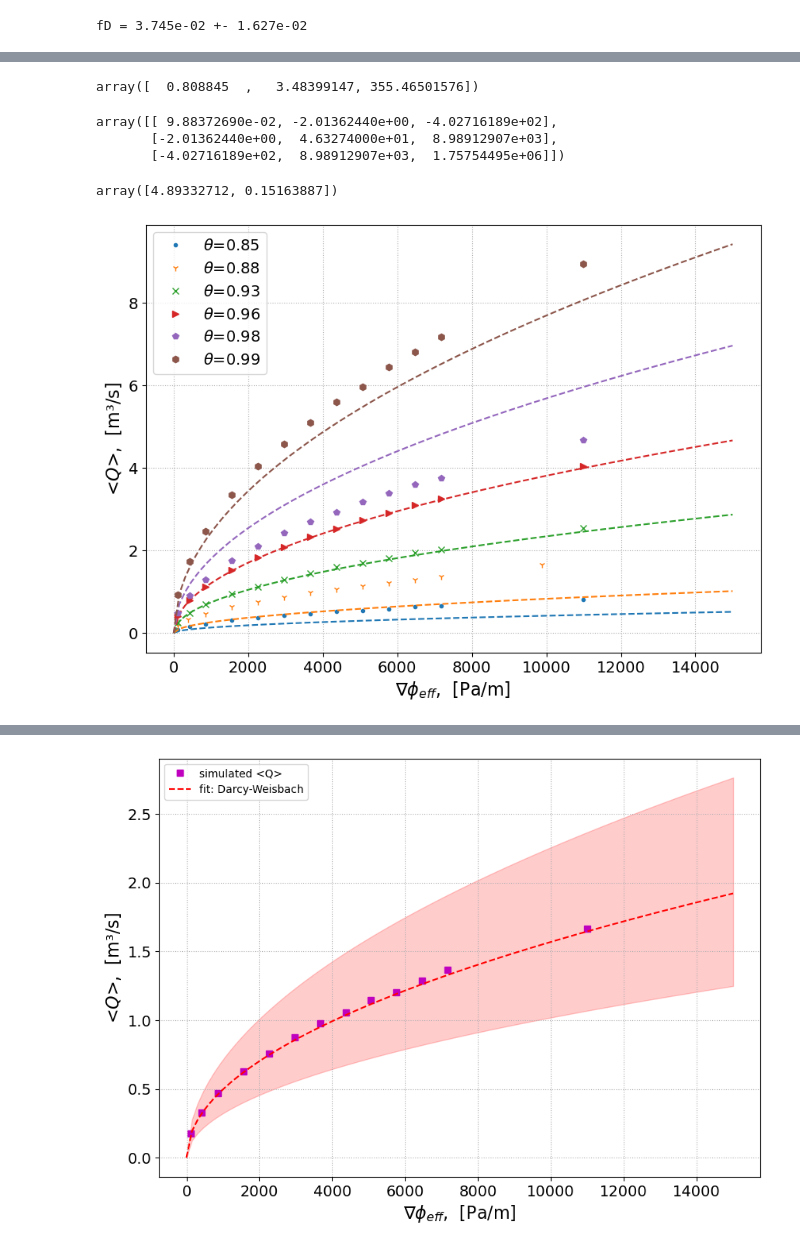
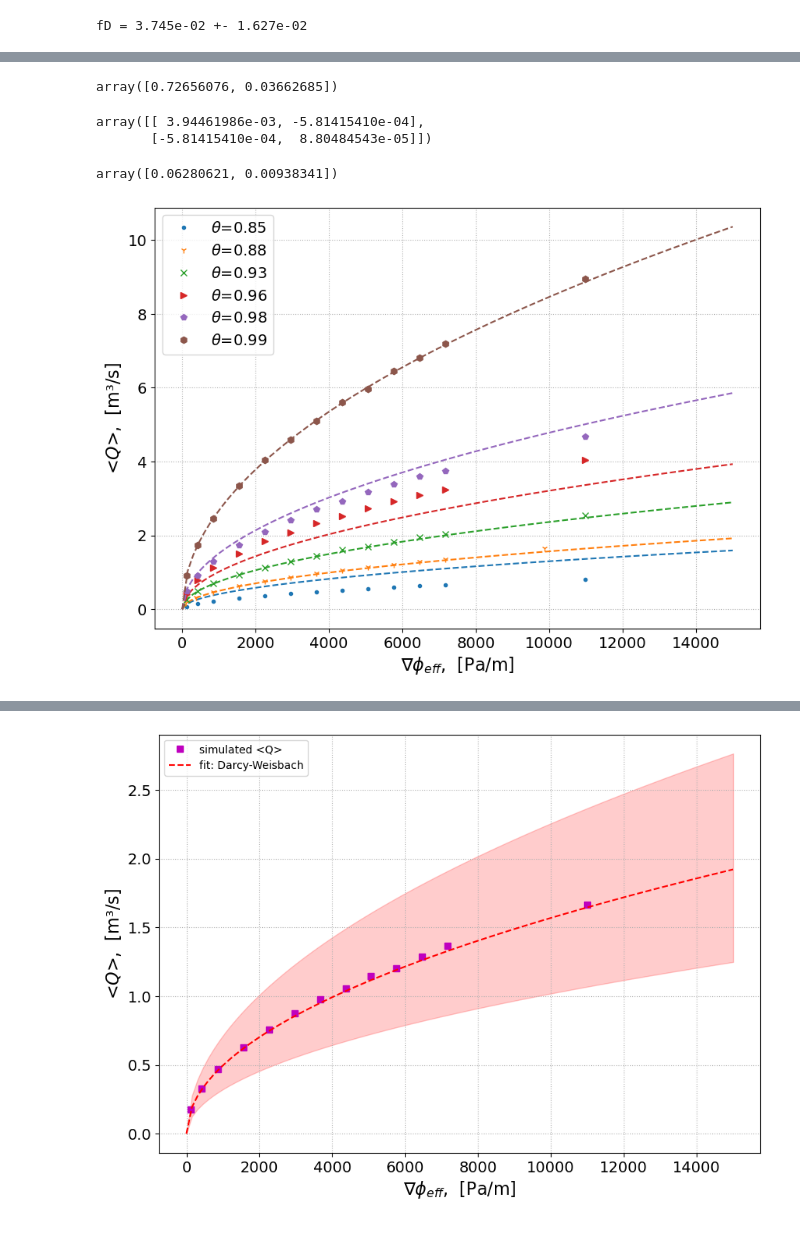
Before and after one commit to Felix-Gdd/cavity_waterflow, a Jupyter notebook: notebook_post_process_theta.ipynb, the cells around one changed output, grey strips where cells are left out. Saved outputs shown, nothing was run; the diff lists cells and outputs as text; code cells hidden in the pictures.

```diff
--- a/notebook_post_process_theta.ipynb
+++ b/notebook_post_process_theta.ipynb
@@ -280,6 +280,7 @@ SS_startTime_1 = 5200
 
 flowrate_dic_all_theta={}
 fD_mean_list = []
+fD_std_list = []
 fD_mean_serie_list = []
 Gr_eff_list = []
 
@@ -353,6 +354,8 @@ for j,kwi in enumerate(['57','60','65','70','75','80']) :
     else :
         flowrate_dic_all_theta[f'fD_Kwi_{kwi}']=fD_from_Bernoulli(np.array(flowrate_dic_all_theta[f'SS_mean_flow_Kwi_{kwi}']),np.array(grad_phi_list_tmp),Gr_eff,N=1)
     fD_mean_list.append(flowrate_dic_all_theta[f'fD_Kwi_{kwi}'].mean())
+    fD_std_list.append(flowrate_dic_all_theta[f'fD_Kwi_{kwi}'].std())
+
     Gr_eff_list.append(Gr_eff)
 
     plt.plot(grad_phi_list_tmp,flowrate_dic_all_theta[f'fD_Kwi_{kwi}'],linestyles[j],label=rf'$\theta$={theta_list_global[j]:.2f}')
@@ -381,9 +384,11 @@ print(f'fD = {mean_fD:.3e} +- {margin_fD:.3e}')
 # %% [output]
 fD = 3.745e-02 +- 1.627e-02
 # %%
+rho_w = 1000
+
 theta_list_global = [ real_cavitation_list[57],real_cavitation_list[60],real_cavitation_list[65],real_cavitation_list[70],real_cavitation_list[75],real_cavitation_list[80]]
 
-fit_style_chosen = 'werder' # or 'schoof or 'gilbert'
+fit_style_chosen = 'schoof' # or 'schoof or 'gilbert'
 
 if fit_style_chosen=='schoof' :
     def theta_2_Gr_law(x,gamma,C1):
@@ -401,6 +406,13 @@ if fit_style_chosen=='gilbert' :
         return C1*x**gamma
 
 geometry_terms = np.array(Gr_eff_list)/np.array(np.sqrt(fD_mean_list))
+Ks_halpha_list = []
+for i,G_t in enumerate(geometry_terms) :
+    if i == 1 :
+        L=14.6
+    else :
+        L = 13.0
+    Ks_halpha_list.append(G_t*np.sqrt(8/(rho_w*L**2)))
 
 popt, pcov = curve_fit(theta_2_Gr_law,theta_list_global,geometry_terms)
 
@@ -427,7 +468,7 @@ plt.legend(fontsize=14)
 # %%
 popt
 # %% [output]
-array([  0.808845  ,   3.48399147, 355.46501576])
+array([0.72656076, 0.03662685])
 # %%
 fit_coefs = popt
 uncertainties = np.sqrt(np.diag(pcov))
@@ -449,43 +490,42 @@ for i in [57,60,65,70,75,80] :
 # %%
 pcov
 # %% [output]
-array([[ 9.88372690e-02, -2.01362440e+00, -4.02716189e+02],
-       [-2.01362440e+00,  4.63274000e+01,  8.98912907e+03],
-       [-4.02716189e+02,  8.98912907e+03,  1.75754495e+06]])
+array([[ 3.94461986e-03, -5.81415410e-04],
+       [-5.81415410e-04,  8.80484543e-05]])
 # %%
 uncertainties
 # %% [output]
-array([4.89332712, 0.15163887])
+array([0.06280621, 0.00938341])
 # %%
 X = np.linspace(0, 15000, 100)
 plt.figure(figsize=(10, 7))
 linestyles = ['.','1','x','>','p','h']
 for j, kwi in enumerate(['57', '60', '65', '70', '75', '80']):
-    flowrate_tmp = flowrate_dic_all_theta[f'SS_mean_flow_Kwi_{kwi}']
+    flowrate_tmp = np.array(flowrate_dic_all_theta[f'SS_mean_flow_Kwi_{kwi}'])
     theta_tmp = theta_list_global[j]
 
 
     if kwi == '60' :
         p = plt.plot(grad_eff_phi_list_for_60, flowrate_tmp, linestyles[j], label=rf'$\theta$={theta_list_global[j]:.2f}')
     else :
         p = plt.plot(grad_eff_phi_list, flowrate_tmp, linestyles[j], label=rf'$\theta$={theta_list_global[j]:.2f}')
 
     # 2. Extract the color of the points
     current_color = p[0].get_color()
 
     # 3. Pass that color to the fit plot
     plt.plot(X, darcy_weisbach_theta(X, theta_tmp), '--', color=current_color)
 
 plt.xlabel(r'$\nabla\phi_{eff}$,  [Pa/m]', fontsize=16)
 plt.ylabel(r'<$Q$>,  [m³/s]', fontsize=16)
 plt.yticks(fontsize=14)
 plt.xticks(fontsize=14)
 plt.grid(ls=':')
 plt.legend(fontsize=14)
 # plt.savefig('/home/grandafe/Documents/Stage/img/point_23_06/grad_hydrau_vs_flowrate')
 plt.show()
 # %% [output]
-[figure, old version]
+[figure, new version]
 # %%
 X = np.linspace(0, 15000, 100)
 
```
Also changed, not shown: parts of 3 cells of this notebook, 1 other file.
